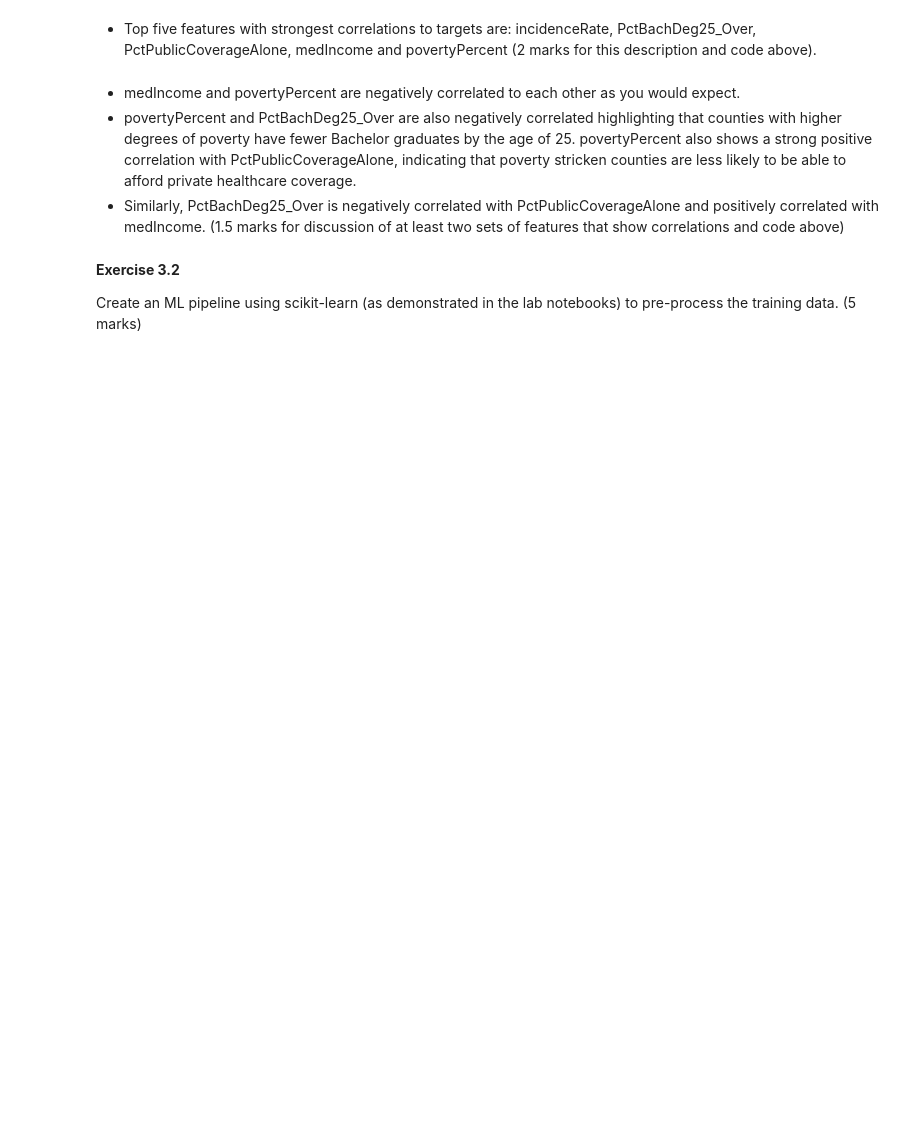
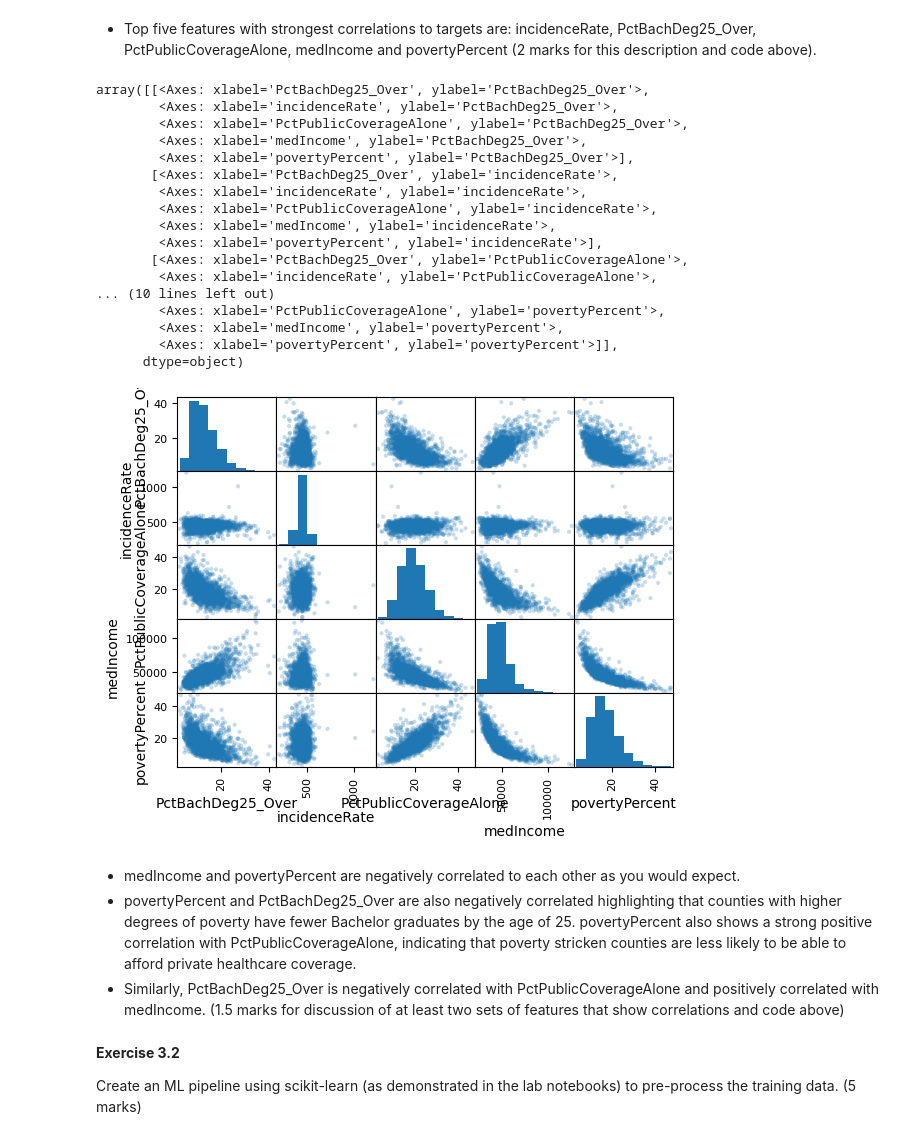
Before and after one commit to ekralc/machine-learning-cw, a Jupyter notebook: COMP3611_Assessment.ipynb, the cells around one changed output. Drawn from its saved outputs; the diff is of its cells as text; code cells hidden in the pictures; blank space fills up the shorter version.

```diff
--- a/COMP3611_Assessment.ipynb
+++ b/COMP3611_Assessment.ipynb
@@ -284,10 +425,29 @@ abs_corr.sort_values(ascending=False).head(n=6)
 *   Top five features with strongest correlations to targets are: incidenceRate, PctBachDeg25_Over, PctPublicCoverageAlone, medIncome and povertyPercent (2 marks for this description and code above).
 # %%
 pd.plotting.scatter_matrix(
-    df[['TARGET_deathRate', 'PctBachDeg25_Over', 'incidenceRate', 'PctPublicCoverageAlone', 'medIncome', 'povertyPercent']],
+    df[['PctBachDeg25_Over', 'incidenceRate', 'PctPublicCoverageAlone', 'medIncome', 'povertyPercent']],
     alpha=0.25,
     diagonal='hist'
 )
+# %% [output]
+array([[<Axes: xlabel='PctBachDeg25_Over', ylabel='PctBachDeg25_Over'>,
+        <Axes: xlabel='incidenceRate', ylabel='PctBachDeg25_Over'>,
+        <Axes: xlabel='PctPublicCoverageAlone', ylabel='PctBachDeg25_Over'>,
+        <Axes: xlabel='medIncome', ylabel='PctBachDeg25_Over'>,
+        <Axes: xlabel='povertyPercent', ylabel='PctBachDeg25_Over'>],
+       [<Axes: xlabel='PctBachDeg25_Over', ylabel='incidenceRate'>,
+        <Axes: xlabel='incidenceRate', ylabel='incidenceRate'>,
+        <Axes: xlabel='PctPublicCoverageAlone', ylabel='incidenceRate'>,
+        <Axes: xlabel='medIncome', ylabel='incidenceRate'>,
+        <Axes: xlabel='povertyPercent', ylabel='incidenceRate'>],
+       [<Axes: xlabel='PctBachDeg25_Over', ylabel='PctPublicCoverageAlone'>,
+        <Axes: xlabel='incidenceRate', ylabel='PctPublicCoverageAlone'>,
+... (10 lines left out)
+        <Axes: xlabel='PctPublicCoverageAlone', ylabel='povertyPercent'>,
+        <Axes: xlabel='medIncome', ylabel='povertyPercent'>,
+        <Axes: xlabel='povertyPercent', ylabel='povertyPercent'>]],
+      dtype=object)
+[figure, added]
 # %% [markdown]
 *   medIncome and povertyPercent are negatively correlated to each other as you would expect.
 *   povertyPercent and PctBachDeg25_Over are also negatively correlated highlighting that counties with higher degrees of poverty have fewer Bachelor graduates by the age of 25. povertyPercent also shows a strong positive correlation with PctPublicCoverageAlone, indicating that poverty stricken counties are less likely to be able to afford private healthcare coverage.
```
Also changed, not shown: parts of 25 cells of this notebook.
